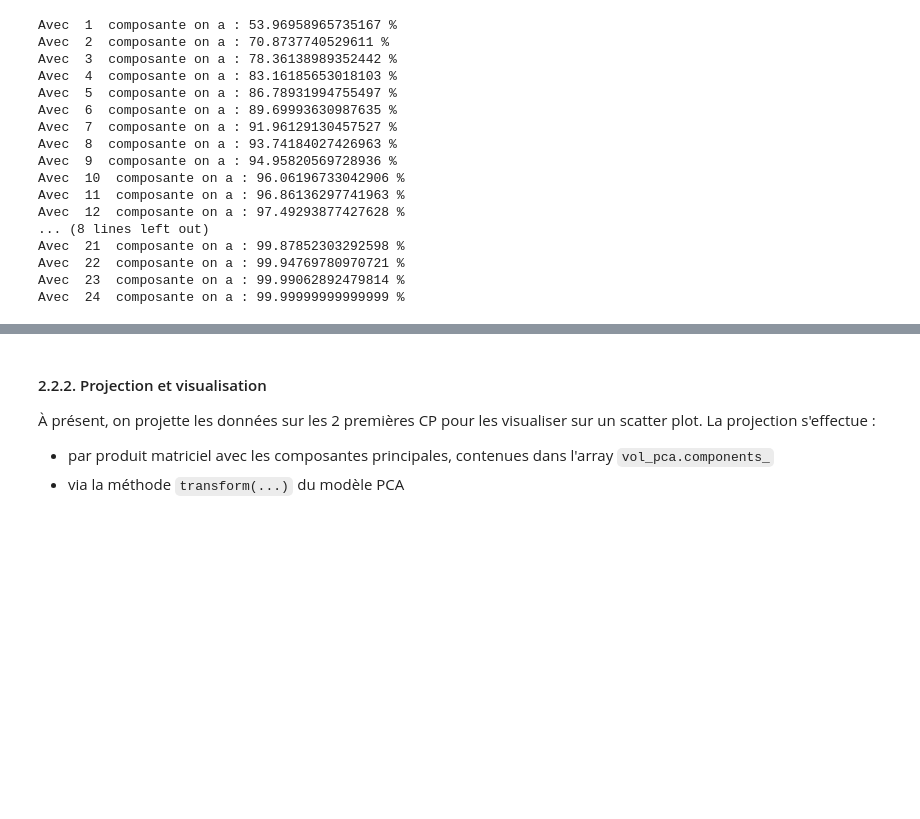
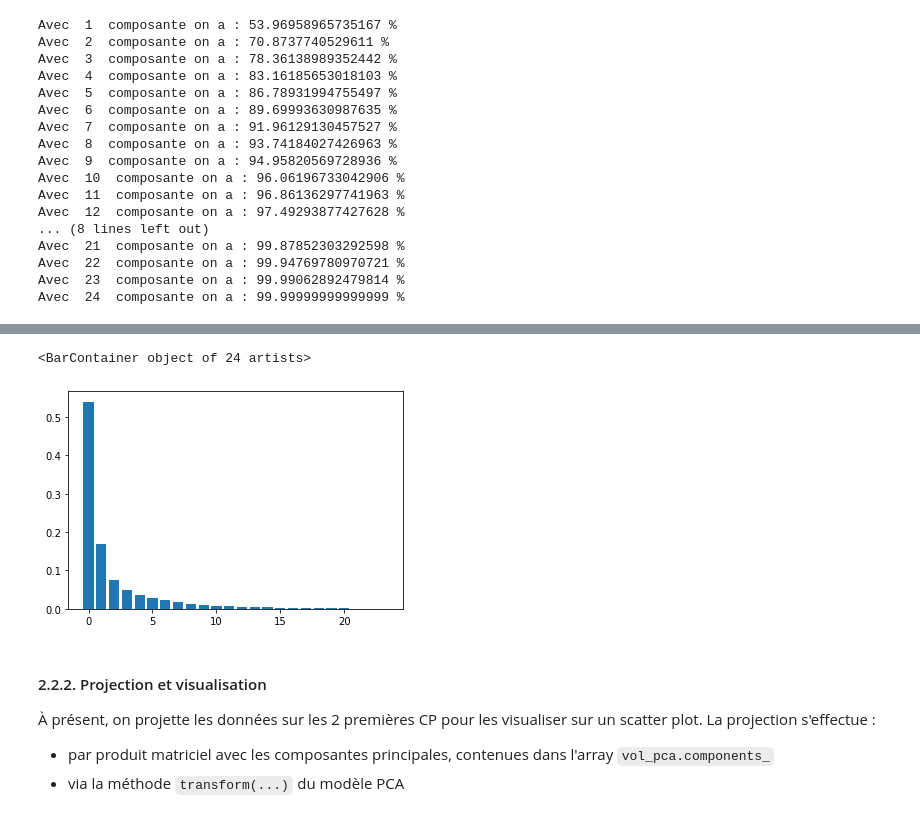
Before and after one commit to Davidson-Lova/TD_stats, a Jupyter notebook: TD2/TD2.ipynb, the cells around one changed output, grey strips where cells are left out. Cells and saved outputs as stored; diff of their text form; code cells hidden in the pictures; blank space fills up the shorter version.

```diff
--- a/TD2/TD2.ipynb
+++ b/TD2/TD2.ipynb
@@ -212,10 +212,11 @@ EXERCICE - Correpondance FLIGHT_MOD/phase de vol
 1. Créez un liste définissant la correspondance FLIGHT_MOD/phase de vol
 2. Ajoutez une nouvelle colonne 'FLIGHT_PHASE' au DataFrame contenant le nom de la phase. Une possibilité est d'utiliser la méthode "apply" et une fonction anonyme (lambda).
 """
-cor_int_char = dict([[1,"taxi"],[2,"take_off"],[3,"begin_climb"],[4,"climb"],[5,"cruise_climb"],[6,"cruise"],[7,"descent"],[8,"approach"],[9,"flare"],[10,"landing"]])
+cor_int_char = ["taxi","take_off","begin_climb","climb","cruise_climb","cruise","descent","approach","flare","landing"]
 
-def int_to_char(x) :
-    return cor_int_char[x]
+def int_to_char(i) :
+    return cor_int_char[i-1]
 
 flight_phase = vol['FLIGHT_MOD'].apply(int_to_char)
 vol = vol.assign(FLIGHT_PHASE = flight_phase)
+vol.head()
@@ -443,3 +476,8 @@ Avec  24  composante on a : 99.99999999999999 %
+# %%
+plt.bar(x = range(0,24), height = PCA().fit(X_vol_norm).explained_variance_ratio_)
+# %% [output]
+<BarContainer object of 24 artists>
+[figure, added]
 # %% [markdown]
 #### 2.2.2. Projection et visualisation
 
```
Also changed, not shown: parts of 14 cells of this notebook.
